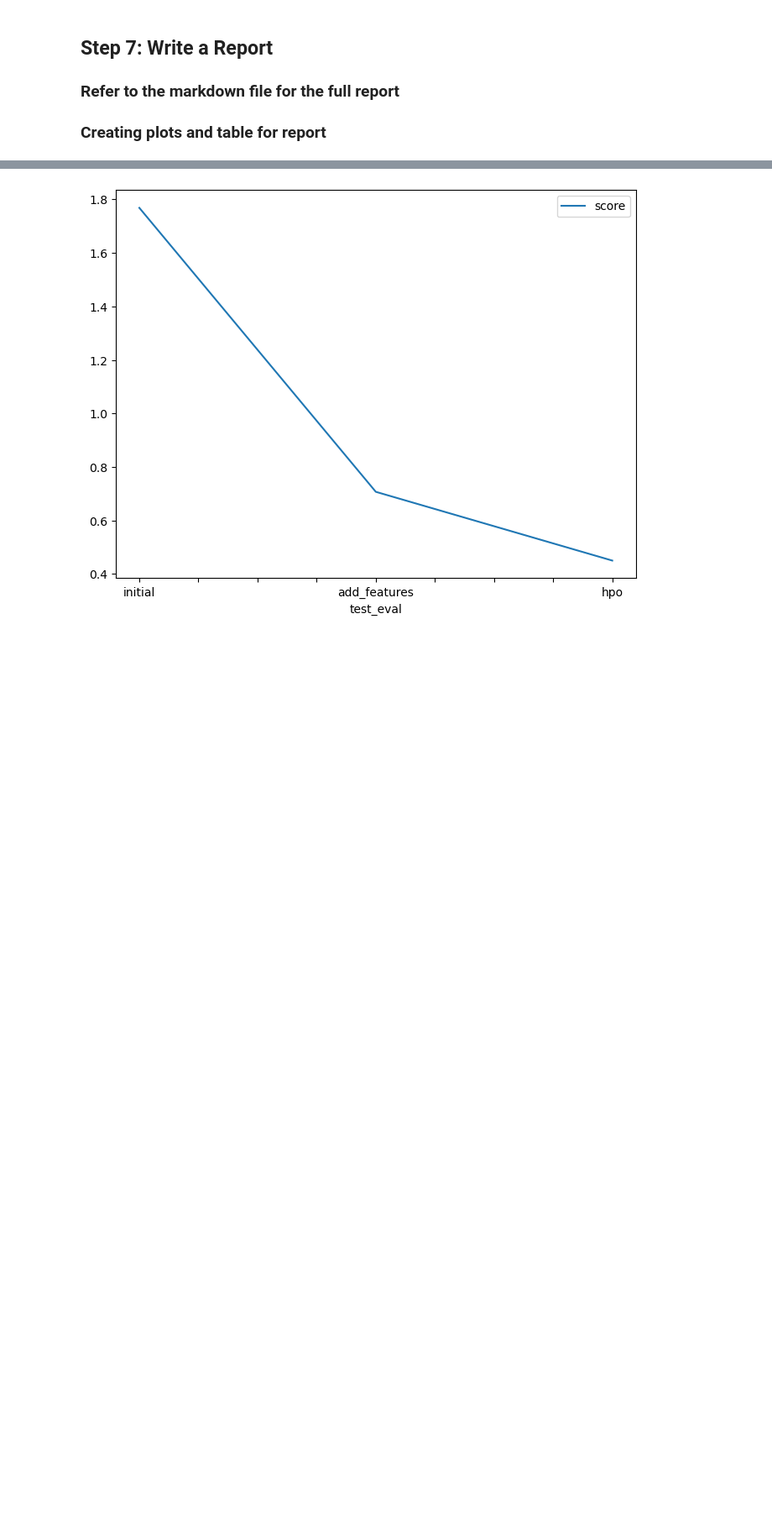
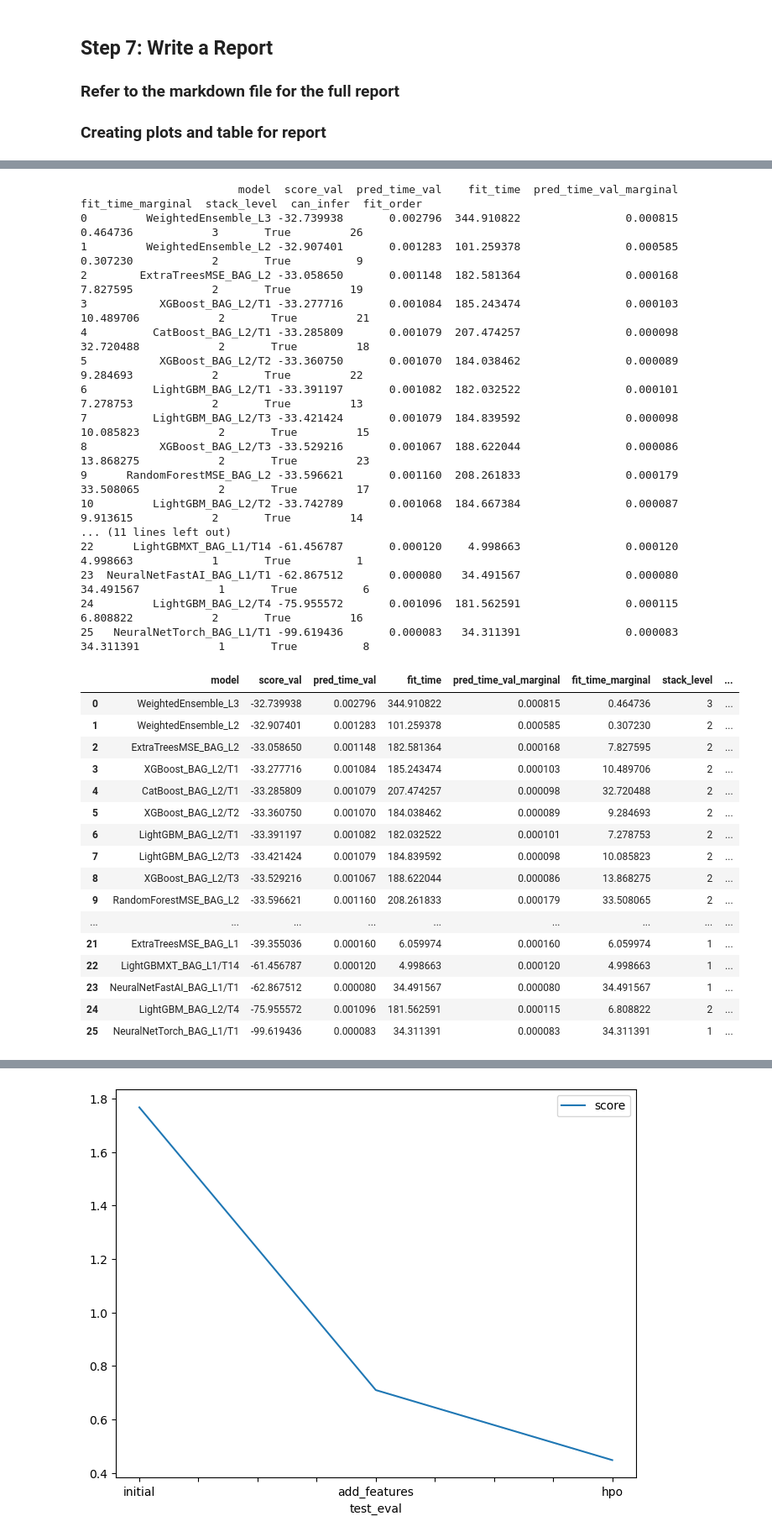
Before and after one commit to edgarmatoto/Predict-Bike-Sharing-Demand-with-AutoGluon, a Jupyter notebook: project-autogluon.ipynb, the cells around one changed output, grey strips where cells are left out. Shown at 84% size. Cells and saved outputs as stored; diff of their text form; code cells hidden in the pictures; blank space fills up the shorter version.

```diff
--- a/project-autogluon.ipynb
+++ b/project-autogluon.ipynb
@@ -756,3 +882,41 @@ submission_new_hpo.to_csv("submission_new_hpo.csv", index=False)
+# %%
+# model after hyperparameter optimization
+predictor_new_hpo.leaderboard()
+# %% [output]
+                        model  score_val  pred_time_val    fit_time  pred_time_val_marginal  fit_time_marginal  stack_level  can_infer  fit_order
+0         WeightedEnsemble_L3 -32.739938       0.002796  344.910822                0.000815           0.464736            3       True         26
+1         WeightedEnsemble_L2 -32.907401       0.001283  101.259378                0.000585           0.307230            2       True          9
+2        ExtraTreesMSE_BAG_L2 -33.058650       0.001148  182.581364                0.000168           7.827595            2       True         19
+3           XGBoost_BAG_L2/T1 -33.277716       0.001084  185.243474                0.000103          10.489706            2       True         21
+4          CatBoost_BAG_L2/T1 -33.285809       0.001079  207.474257                0.000098          32.720488            2       True         18
+5           XGBoost_BAG_L2/T2 -33.360750       0.001070  184.038462                0.000089           9.284693            2       True         22
+6          LightGBM_BAG_L2/T1 -33.391197       0.001082  182.032522                0.000101           7.278753            2       True         13
+7          LightGBM_BAG_L2/T3 -33.421424       0.001079  184.839592                0.000098          10.085823            2       True         15
+8           XGBoost_BAG_L2/T3 -33.529216       0.001067  188.622044                0.000086          13.868275            2       True         23
+9      RandomForestMSE_BAG_L2 -33.596621       0.001160  208.261833                0.000179          33.508065            2       True         17
+10         LightGBM_BAG_L2/T2 -33.742789       0.001068  184.667384                0.000087           9.913615            2       True         14
+... (11 lines left out)
+22      LightGBMXT_BAG_L1/T14 -61.456787       0.000120    4.998663                0.000120           4.998663            1       True          1
+23  NeuralNetFastAI_BAG_L1/T1 -62.867512       0.000080   34.491567                0.000080          34.491567            1       True          6
+24         LightGBM_BAG_L2/T4 -75.955572       0.001096  181.562591                0.000115           6.808822            2       True         16
+25   NeuralNetTorch_BAG_L1/T1 -99.619436       0.000083   34.311391                0.000083          34.311391            1       True          8
+|  | model | score_val | pred_time_val | fit_time | pred_time_val_marginal | fit_time_marginal | stack_level | ... |
+| 0 | WeightedEnsemble_L3 | -32.739938 | 0.002796 | 344.910822 | 0.000815 | 0.464736 | 3 | ... |
+| 1 | WeightedEnsemble_L2 | -32.907401 | 0.001283 | 101.259378 | 0.000585 | 0.307230 | 2 | ... |
+| 2 | ExtraTreesMSE_BAG_L2 | -33.058650 | 0.001148 | 182.581364 | 0.000168 | 7.827595 | 2 | ... |
+| 3 | XGBoost_BAG_L2/T1 | -33.277716 | 0.001084 | 185.243474 | 0.000103 | 10.489706 | 2 | ... |
+| 4 | CatBoost_BAG_L2/T1 | -33.285809 | 0.001079 | 207.474257 | 0.000098 | 32.720488 | 2 | ... |
+| 5 | XGBoost_BAG_L2/T2 | -33.360750 | 0.001070 | 184.038462 | 0.000089 | 9.284693 | 2 | ... |
+| 6 | LightGBM_BAG_L2/T1 | -33.391197 | 0.001082 | 182.032522 | 0.000101 | 7.278753 | 2 | ... |
+| 7 | LightGBM_BAG_L2/T3 | -33.421424 | 0.001079 | 184.839592 | 0.000098 | 10.085823 | 2 | ... |
+| 8 | XGBoost_BAG_L2/T3 | -33.529216 | 0.001067 | 188.622044 | 0.000086 | 13.868275 | 2 | ... |
+| 9 | RandomForestMSE_BAG_L2 | -33.596621 | 0.001160 | 208.261833 | 0.000179 | 33.508065 | 2 | ... |
+| ... | ... | ... | ... | ... | ... | ... | ... | ... |
+| 21 | ExtraTreesMSE_BAG_L1 | -39.355036 | 0.000160 | 6.059974 | 0.000160 | 6.059974 | 1 | ... |
+| 22 | LightGBMXT_BAG_L1/T14 | -61.456787 | 0.000120 | 4.998663 | 0.000120 | 4.998663 | 1 | ... |
+| 23 | NeuralNetFastAI_BAG_L1/T1 | -62.867512 | 0.000080 | 34.491567 | 0.000080 | 34.491567 | 1 | ... |
+| 24 | LightGBM_BAG_L2/T4 | -75.955572 | 0.001096 | 181.562591 | 0.000115 | 6.808822 | 2 | ... |
+| 25 | NeuralNetTorch_BAG_L1/T1 | -99.619436 | 0.000083 | 34.311391 | 0.000083 | 34.311391 | 1 | ... |
 # %%
 # Taking the top model score from each training run and creating a line plot to show improvement
 # You can create these in the notebook and save them to PNG or use some other tool (e.g. google sheets, excel)
```
Also changed, not shown: parts of 31 cells of this notebook, 7 other files.
